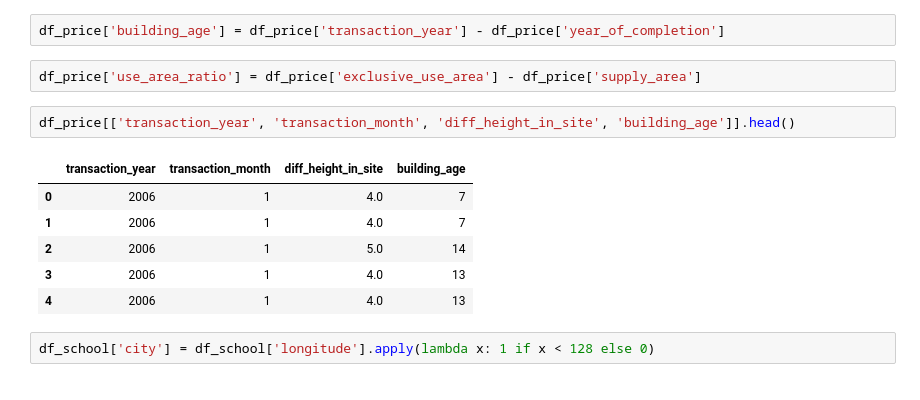
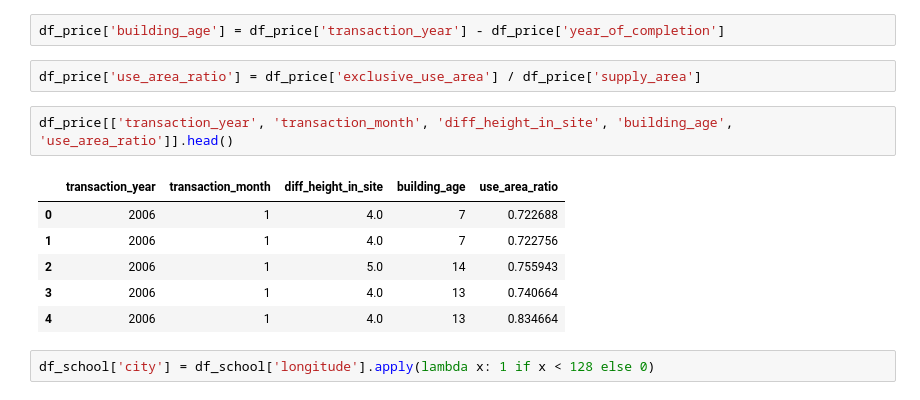
Before and after one commit to tklsimon/housing-price-prediction, a Jupyter notebook: data-cleansing.ipynb, the cells around one changed output. Drawn from its saved outputs; the diff is of its cells as text.

```diff
--- a/data-cleansing.ipynb
+++ b/data-cleansing.ipynb
@@ -337,16 +363,16 @@ df_price['diff_height_in_site'] = df_price['tallest_building_in_sites'] - df_pri
 # %%
 df_price['building_age'] = df_price['transaction_year'] - df_price['year_of_completion']
 # %%
-df_price['use_area_ratio'] = df_price['exclusive_use_area'] - df_price['supply_area']
+df_price['use_area_ratio'] = df_price['exclusive_use_area'] / df_price['supply_area']
 # %%
-df_price[['transaction_year', 'transaction_month', 'diff_height_in_site', 'building_age']].head()
+df_price[['transaction_year', 'transaction_month', 'diff_height_in_site', 'building_age', 'use_area_ratio']].head()
 # %% [output]
-|  | transaction_year | transaction_month | diff_height_in_site | building_age |
-| 0 | 2006 | 1 | 4.0 | 7 |
-| 1 | 2006 | 1 | 4.0 | 7 |
-| 2 | 2006 | 1 | 5.0 | 14 |
-| 3 | 2006 | 1 | 4.0 | 13 |
-| 4 | 2006 | 1 | 4.0 | 13 |
+|  | transaction_year | transaction_month | diff_height_in_site | building_age | use_area_ratio |
+| 0 | 2006 | 1 | 4.0 | 7 | 0.722688 |
+| 1 | 2006 | 1 | 4.0 | 7 | 0.722756 |
+| 2 | 2006 | 1 | 5.0 | 14 | 0.755943 |
+| 3 | 2006 | 1 | 4.0 | 13 | 0.740664 |
+| 4 | 2006 | 1 | 4.0 | 13 | 0.834664 |
 # %%
 df_school['city'] = df_school['longitude'].apply(lambda x: 1 if x < 128 else 0)
 # %%
```
Also changed, not shown: parts of 26 cells of this notebook.
